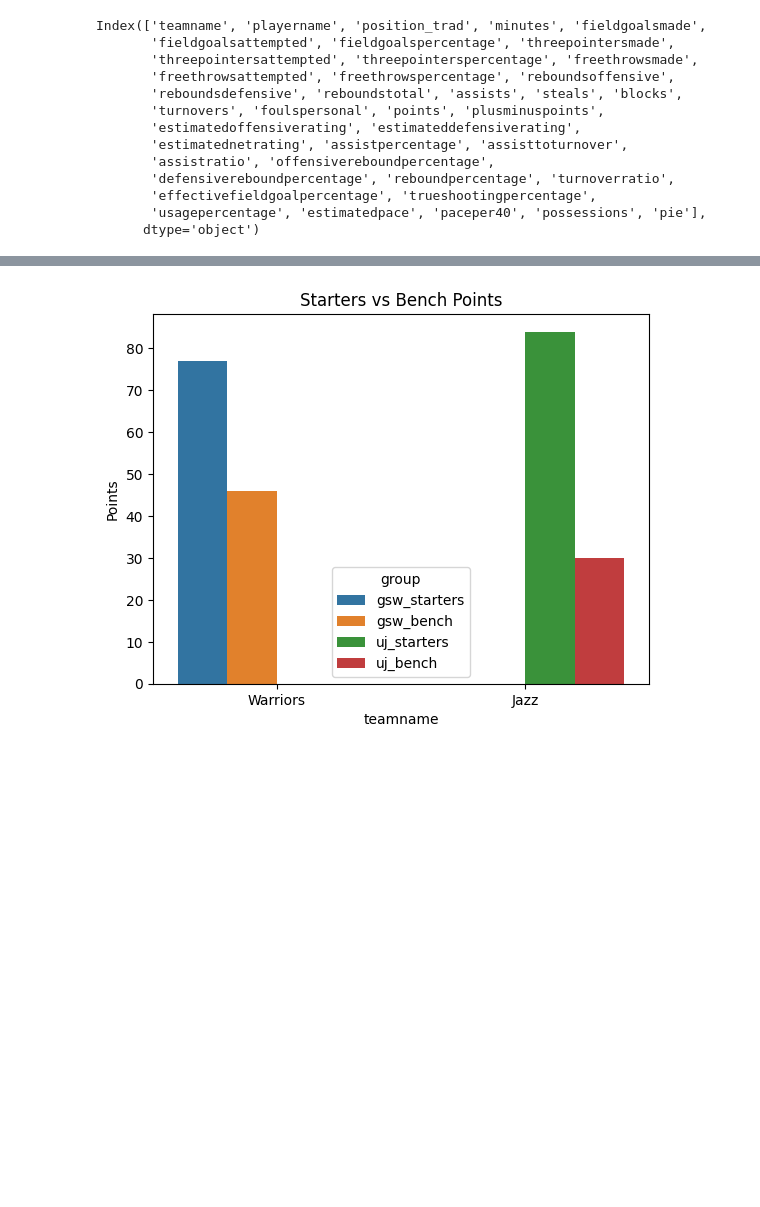
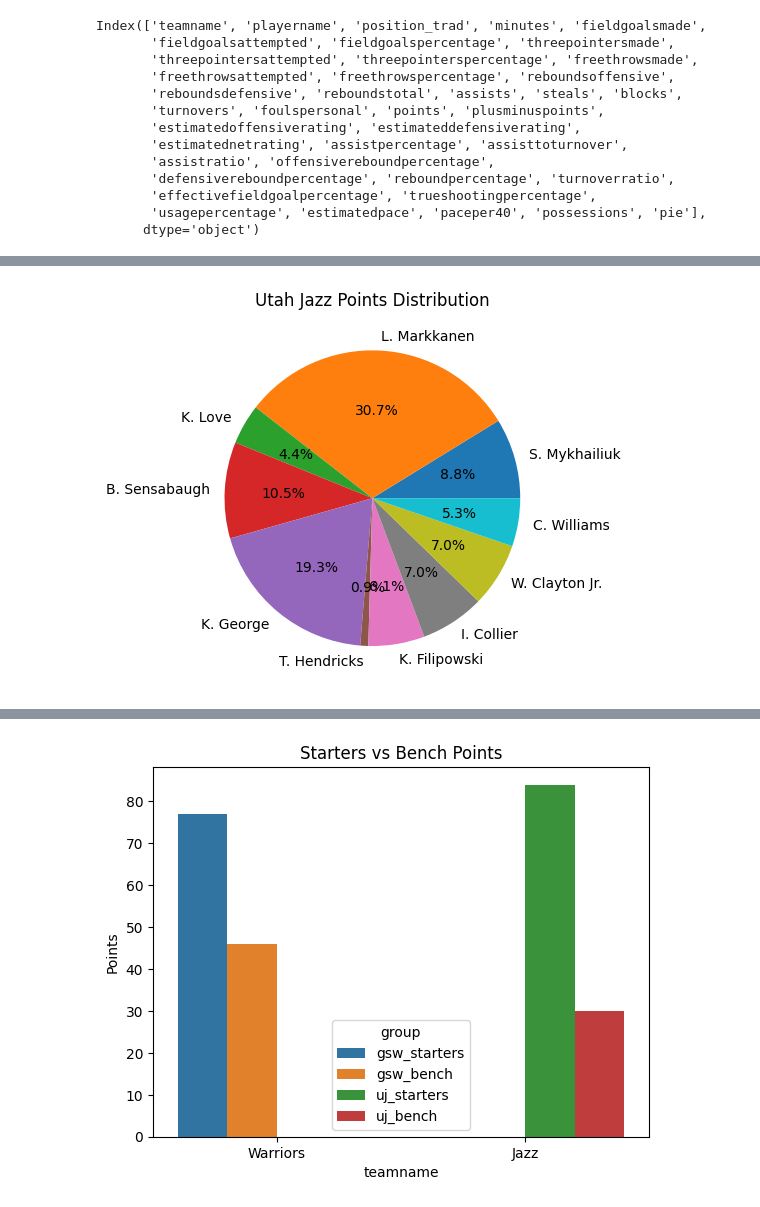
Before and after one commit to biiipin/analysis_nbagame, a Jupyter notebook: data_analysis.ipynb, the cells around one changed output, grey strips where cells are left out. Saved outputs shown, nothing was run; the diff lists cells and outputs as text; code cells hidden in the pictures; blank space fills up the shorter version.

```diff
--- a/data_analysis.ipynb
+++ b/data_analysis.ipynb
@@ -90,0 +156,7 @@ print(top_scorers[['teamname','playername','points','fieldgoalsmade','fieldgoals
+# %%
+utah_players=player[player['teamname']=='UTA']
+plt.pie(utah_players['points'], labels=utah_players['playername'], autopct="%1.1f%%")
+plt.title('Utah Jazz Points Distribution')
+plt.show()
+# %% [output]
+[figure, added]
```
Also changed, not shown: parts of 17 cells of this notebook.
